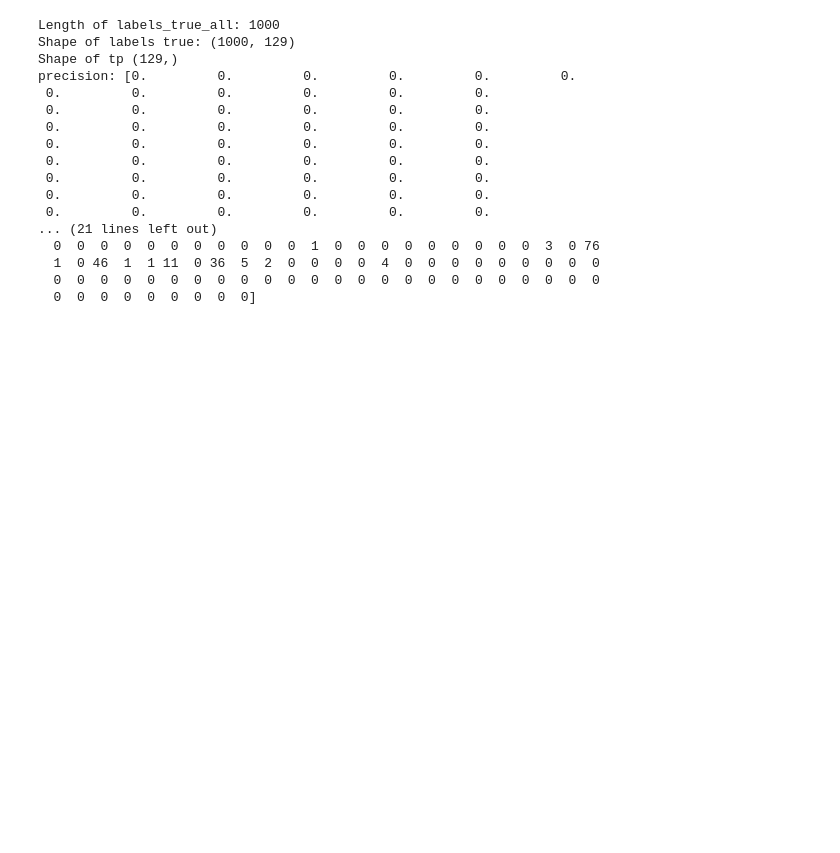
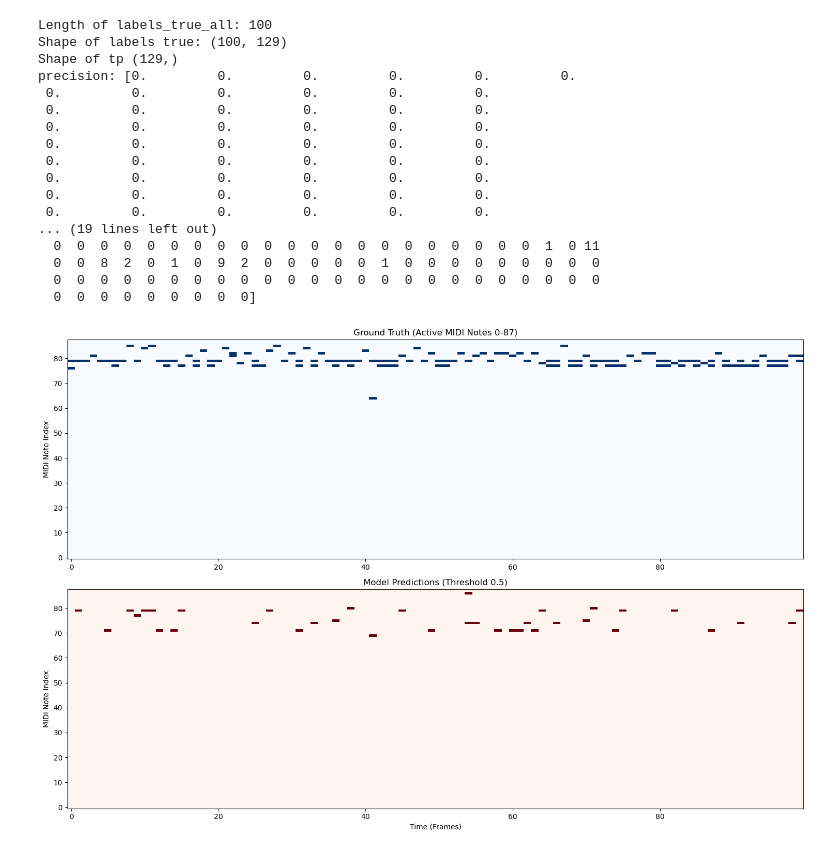
Before and after one commit to Tomtiger66/GuitarMidi-LV2, a Jupyter notebook: python/neuralnetmodelling/visualize_metrics.ipynb, the cells around one changed output. Drawn from its saved outputs; the diff is of its cells as text; code cells hidden in the pictures; blank space fills up the shorter version.

```diff
--- a/python/neuralnetmodelling/visualize_metrics.ipynb
+++ b/python/neuralnetmodelling/visualize_metrics.ipynb
@@ -18,7 +18,7 @@ cnn_model=build_1d_cnn_model(BATCH_SIZE,common.INPUT_SHAPE, common.OUTPUT_DIM_NO
 cnn_model.load_weights(model_weights)
 dataset=TFRecordDataset(recordfile)
 dataset=dataset.shuffle(1000,reshuffle_each_iteration=True)
-dataset=dataset.map(lambda x: fast_gpu_map(x,training=False,threshold=0.001)).batch(BATCH_SIZE,drop_remainder=True).take(1000).prefetch(tf.data.AUTOTUNE)
+dataset=dataset.map(lambda x: fast_gpu_map(x,training=False,threshold=0.001)).batch(BATCH_SIZE,drop_remainder=True).take(100).prefetch(tf.data.AUTOTUNE)
 #dataset=dataset.map(lambda path: fast_gpu_map(path, training=False)).take(100).prefetch(tf.data.AUTOTUNE)
 #dataset = dataset.shuffle(BATCH_SIZE * 2).map(lambda path: fast_gpu_map(path, training=False), num_parallel_calls=tf.data.AUTOTUNE)
 labels_true_all=[]
@@ -89,8 +109,8 @@ print("precision:", precision)
 print("True Positives:", tp)
 print("False Positives:", fp)
 # %% [output]
-Length of labels_true_all: 1000
-Shape of labels true: (1000, 129)
+Length of labels_true_all: 100
+Shape of labels true: (100, 129)
 Shape of tp (129,)
 precision: [0.         0.         0.         0.         0.         0.
  0.         0.         0.         0.         0.         0.
@@ -101,8 +121,35 @@ precision: [0.         0.         0.         0.         0.         0.
  0.         0.         0.         0.         0.         0.
  0.         0.         0.         0.         0.         0.
  0.         0.         0.         0.         0.         0.
-... (21 lines left out)
-  0  0  0  0  0  0  0  0  0  0  0  1  0  0  0  0  0  0  0  0  0  3  0 76
-  1  0 46  1  1 11  0 36  5  2  0  0  0  0  4  0  0  0  0  0  0  0  0  0
+... (19 lines left out)
+  0  0  0  0  0  0  0  0  0  0  0  0  0  0  0  0  0  0  0  0  0  1  0 11
+  0  0  8  2  0  1  0  9  2  0  0  0  0  0  1  0  0  0  0  0  0  0  0  0
   0  0  0  0  0  0  0  0  0  0  0  0  0  0  0  0  0  0  0  0  0  0  0  0
   0  0  0  0  0  0  0  0  0]
+# %%
+# Convert lists to single arrays
+all_true = np.concatenate(labels_true_all, axis=0)[:, :88]
+all_pred = np.concatenate(labels_pred_all, axis=0)[:, :88]
+
+# Binary threshold for the plot
+all_pred_bin = (all_pred > 0.5).astype(np.float32)
+
+plt.figure(figsize=(15, 10))
+
+# Plot Ground Truth (Blue)
+plt.subplot(2, 1, 1)
+plt.imshow(all_true.T, aspect='auto', origin='lower', cmap='Blues', interpolation='nearest')
+plt.title("Ground Truth (Active MIDI Notes 0-87)")
+plt.ylabel("MIDI Note Index")
+
+# Plot Predictions (Red)
+plt.subplot(2, 1, 2)
+plt.imshow(all_pred_bin.T, aspect='auto', origin='lower', cmap='Reds', interpolation='nearest')
+plt.title("Model Predictions (Threshold 0.5)")
+plt.ylabel("MIDI Note Index")
+plt.xlabel("Time (Frames)")
+
+plt.tight_layout()
+plt.show()
+# %% [output]
+[figure, added]
```
Also changed, not shown: parts of 1 cell of this notebook, 1 other file.
